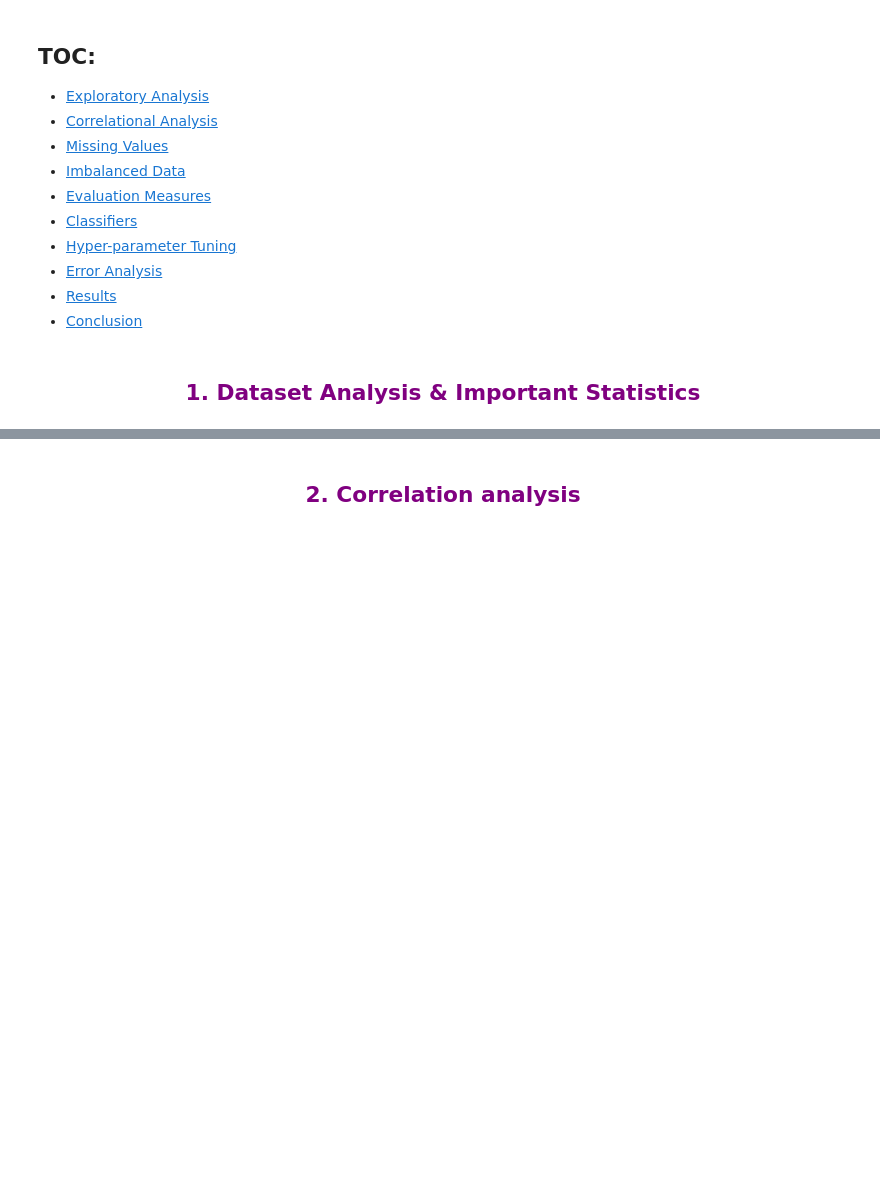
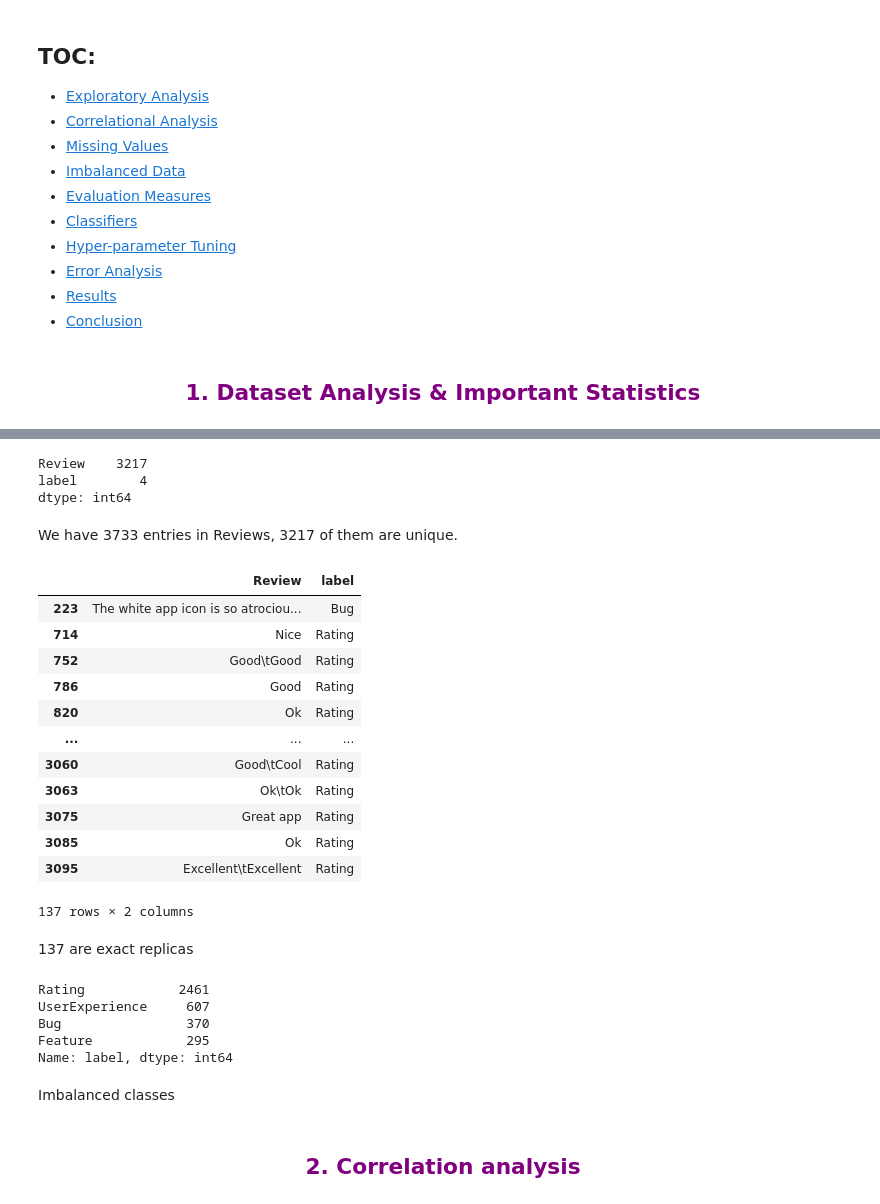
Before and after one commit to ZYousef/CS485-Project, a Jupyter notebook: CS485-Project-Notebook.ipynb, the cells around one changed output, grey strips where cells are left out. Drawn from its saved outputs; the diff is of its cells as text; code cells hidden in the pictures; blank space fills up the shorter version.

```diff
--- a/CS485-Project-Notebook.ipynb
+++ b/CS485-Project-Notebook.ipynb
@@ -19,3 +23,6 @@
+# %%
+dataset_url = "https://raw.githubusercontent.com/ZYousef/CS485-Project/main/AppReviews-FourClasses.csv"
+df = pd.read_csv(dataset_url)
 # %% [markdown]
 ## <center><font color=purple> 1. Dataset Analysis & Important Statistics<a class="anchor" id="first-bullet"></a>
 # %%
@@ -22,0 +57,36 @@
+# %%
+df.nunique()
+# %% [output]
+Review    3217
+label        4
+dtype: int64
+# %% [markdown]
+We have 3733 entries in Reviews, 3217 of them are unique.
+# %%
+df[df.duplicated()]
+# %% [output]
+|  | Review | label |
+| 223 | The white app icon is so atrociou... | Bug |
+| 714 | Nice | Rating |
+| 752 | Good\tGood | Rating |
+| 786 | Good | Rating |
+| 820 | Ok | Rating |
+| ... | ... | ... |
+| 3060 | Good\tCool | Rating |
+| 3063 | Ok\tOk | Rating |
+| 3075 | Great app | Rating |
+| 3085 | Ok | Rating |
+| 3095 | Excellent\tExcellent | Rating |
+137 rows × 2 columns
+# %% [markdown]
+137 are exact replicas
+# %%
+df.label.value_counts()
+# %% [output]
+Rating            2461
+UserExperience     607
+Bug                370
+Feature            295
+Name: label, dtype: int64
+# %% [markdown]
+Imbalanced classes
```
Also changed, not shown: parts of 6 cells of this notebook, 1 other file.
